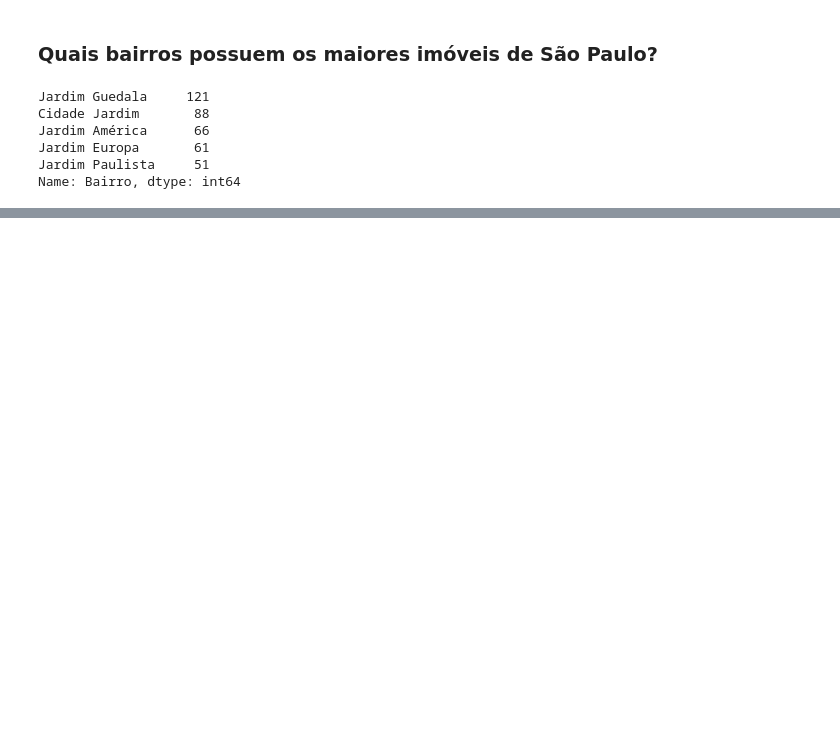
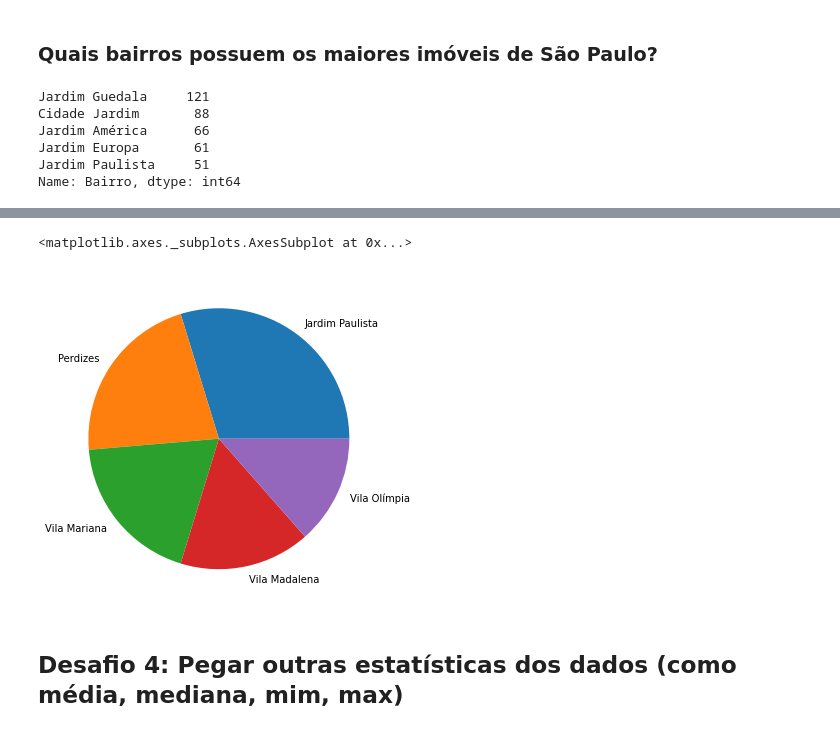
Before and after one commit to ArthurRoque/ImersaoDados-Alura2022, a Jupyter notebook: Aula1.ipynb, the cells around one changed output, grey strips where cells are left out. Saved outputs shown, nothing was run; the diff lists cells and outputs as text; code cells hidden in the pictures; blank space fills up the shorter version.

```diff
--- a/Aula1.ipynb
+++ b/Aula1.ipynb
@@ -192,0 +199,9 @@ cinco_maiores.plot.barh()
+# %%
+imoveis_selecionados = imoveis.query('Banheiros == 3 & Quartos == 3 & Vagas == 2 & Metragem >= 200')
+bairros_imoveis_selecionados = imoveis_selecionados.Bairro.value_counts().head()
+bairros_imoveis_selecionados.plot.pie(figsize=(6, 6), ylabel='')
+# %% [output]
+<matplotlib.axes._subplots.AxesSubplot at 0x...>
+[figure, added]
+# %% [markdown]
+## Desafio 4: Pegar outras estatísticas dos dados (como média, mediana, mim, max)
```
Also changed, not shown: parts of 17 cells of this notebook.
